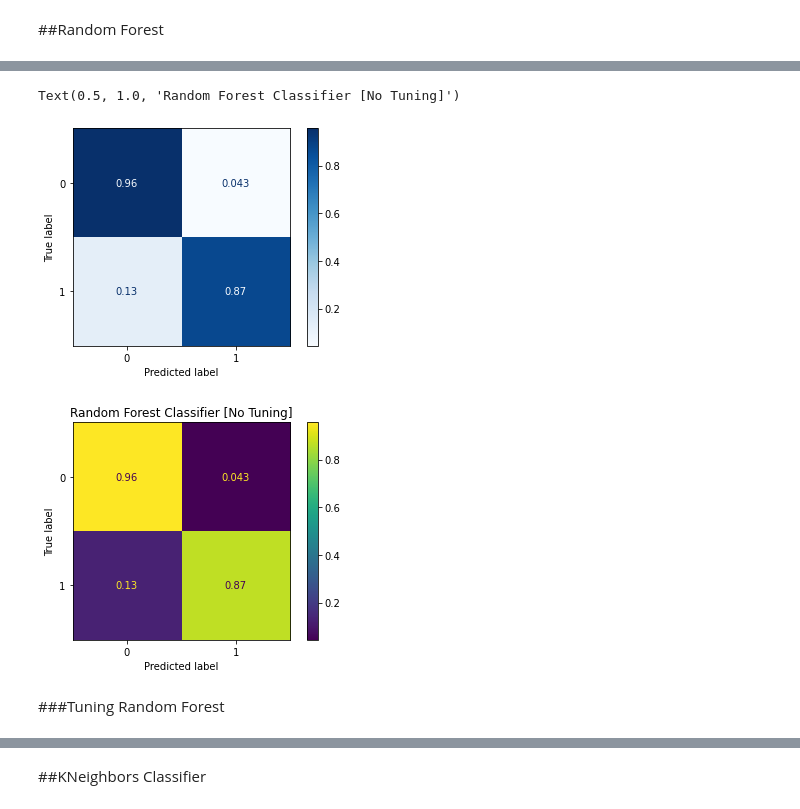
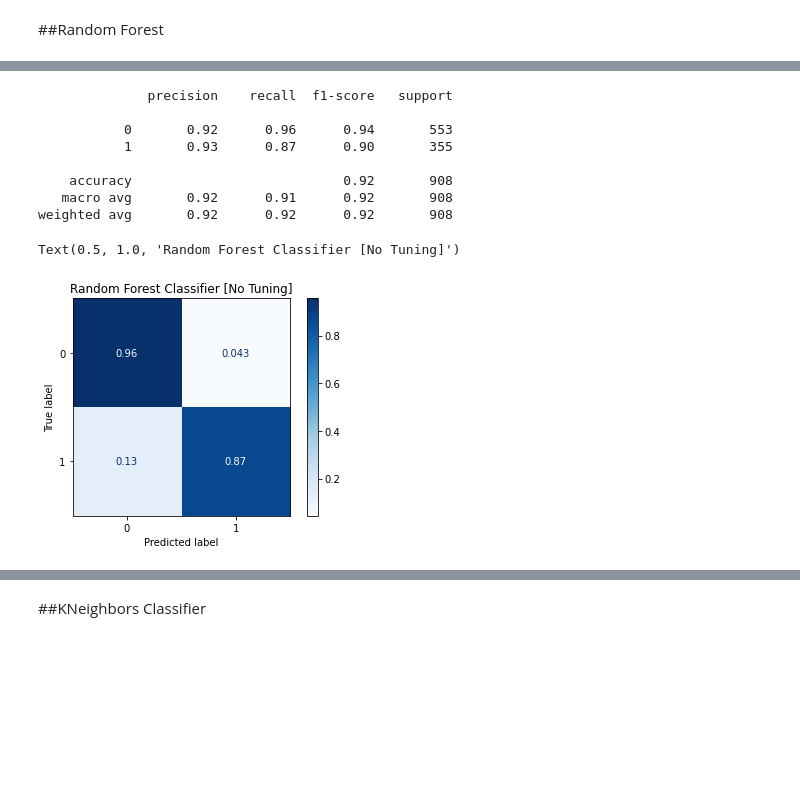
Before and after one commit to jonmessier/Project-2, a Jupyter notebook: Project_2_Part_4_Student_Dropout_Rate.ipynb, the cells around one changed output, grey strips where cells are left out. Drawn from its saved outputs; the diff is of its cells as text; code cells hidden in the pictures; blank space fills up the shorter version.

```diff
--- a/Project_2_Part_4_Student_Dropout_Rate.ipynb
+++ b/Project_2_Part_4_Student_Dropout_Rate.ipynb
@@ -750,7 +784,7 @@ ord_tuple = (ord, ord_cols.columns.tolist())
 #ordinal encoding seems to be creating issues.  Let's skip for now
 #col_transformer = make_column_transformer(num_tuple, obj_tuple, ord_tuple)
 #Try without ordinal encoding
-col_transformer = make_column_transformer(num_tuple, obj_tuple)
+col_transformer = make_column_transformer(num_tuple, obj_tuple, ord_tuple ,remainder='drop')
 col_transformer
 # %% [output]
 ColumnTransformer(transformers=[('standardscaler', StandardScaler(),
@@ -773,5 +807,3 @@ ColumnTransformer(transformers=[('standardscaler', StandardScaler(),
-# %%
-test= col_transformer.fit_transform(X_train)
 # %% [markdown]
 #Data Imbalance
 The count of classes in the target feature shows imbalance.  The three methods for balancing the data are:
@@ -849,4 +877,0 @@ num_cols = X.select_dtypes(include='number').columns
-# %%
-pca=PCA()
-pca_pipe = make_pipeline(col_transformer, PCA)
-pca_pipe.fit_transform(X_train)
@@ -854,0 +883,9 @@ AttributeError: ignored
+# %%
+#Instantiate the PCA
+pca=PCA()
+
+#Scale and encode the training data via col_transformer pipeline
+X_train_trans = col_transformer.fit_transform(X_train)
+
+#Calculate the Prinicipal components by fitting the transformed X_train to the PCA
+pcs = pca.fit_transform(X_train_trans)
@@ -883,12 +951,16 @@ ValueError: ignored
 # %%
 rf_pipe_preds = rf_pipe.predict(X_test)
-classification_report(y_test, rf_pipe_preds)
+print(classification_report(y_test, rf_pipe_preds))
 disp = ConfusionMatrixDisplay.from_predictions(y_test, rf_pipe_preds,normalize='true',cmap='Blues');
-disp.plot()
 disp.ax_.set_title('Random Forest Classifier [No Tuning]')
 # %% [output]
-Text(0.5, 1.0, 'Random Forest Classifier [No Tuning]')
+              precision    recall  f1-score   support
+
+           0       0.92      0.96      0.94       553
+           1       0.93      0.87      0.90       355
+
+    accuracy                           0.92       908
+   macro avg       0.92      0.91      0.92       908
+weighted avg       0.92      0.92      0.92       908
+Text(0.5, 1.0, 'Random Forest Classifier [No Tuning]')
-[figure, old version]
+[figure, new version]
-[figure, removed]
-# %% [markdown]
-###Tuning Random Forest
```
Also changed, not shown: parts of 95 cells of this notebook.
